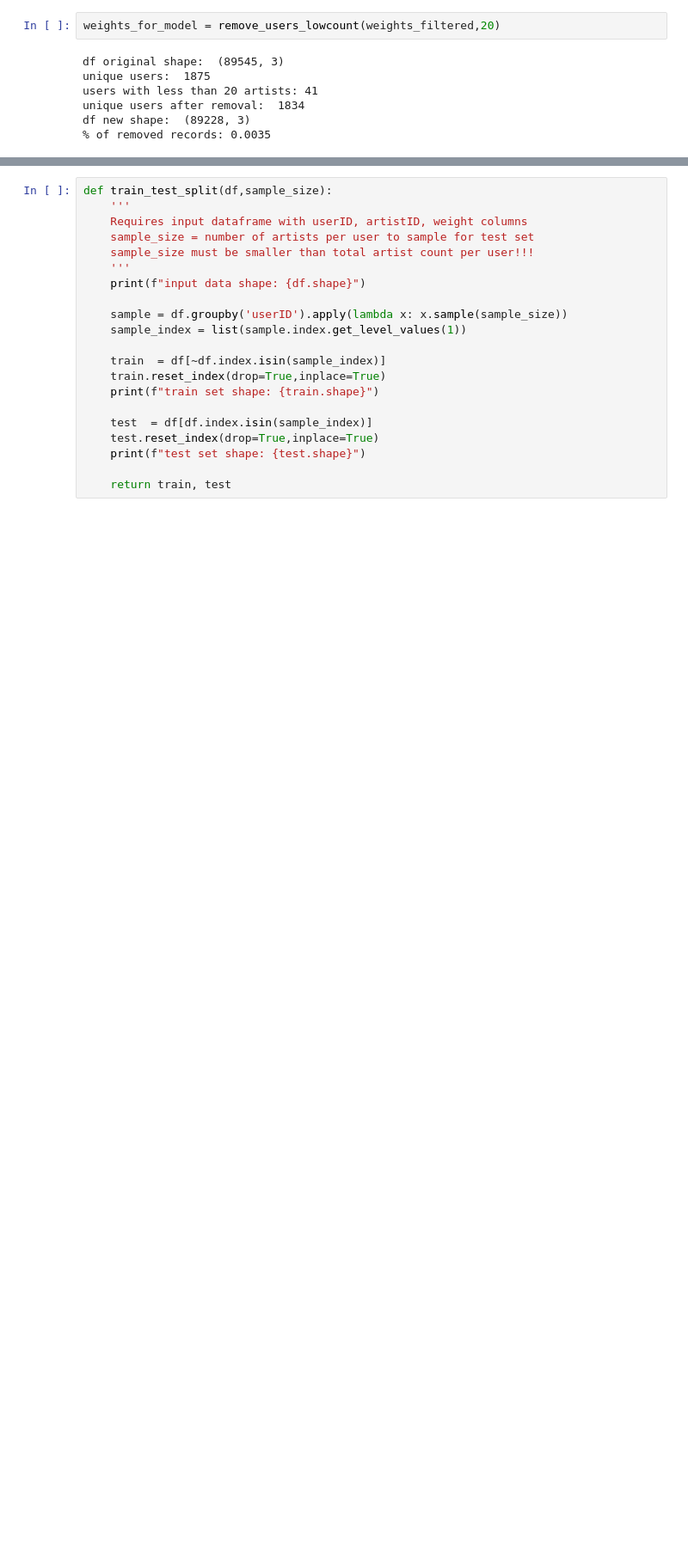
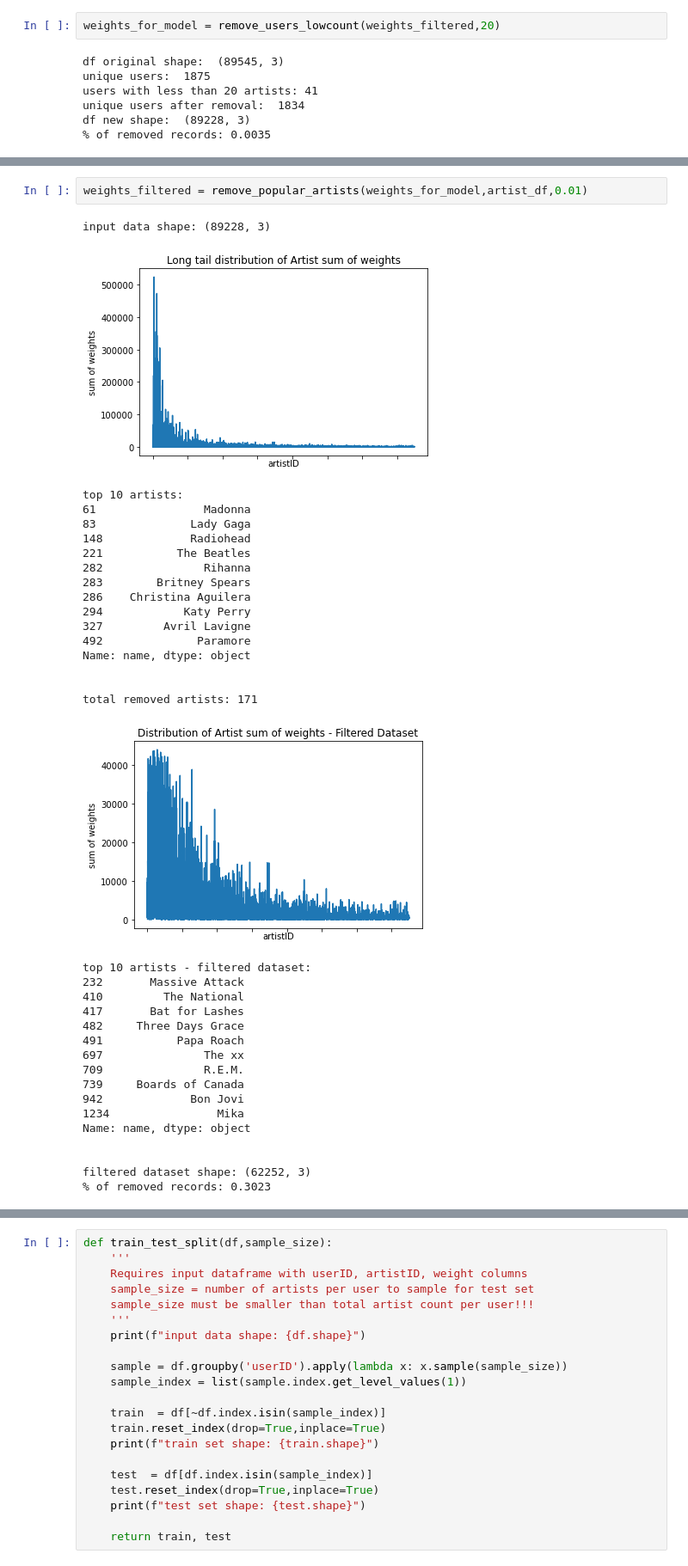
Before and after one commit to luish910/cda_recomm_project, a Jupyter notebook: Processing Functions.ipynb, the cells around one changed output, grey strips where cells are left out. Shown: that part at 86% size. Cells and saved outputs as stored; diff of their text form; blank space fills up the shorter version.

```diff
--- a/Processing Functions.ipynb
+++ b/Processing Functions.ipynb
@@ -130,3 +185,40 @@ df new shape:  (89228, 3)
+# %%
+weights_filtered = remove_popular_artists(weights_for_model,artist_df,0.01)
+# %% [output]
+input data shape: (89228, 3)
+[figure, added]
+top 10 artists:
+61                Madonna
+83              Lady Gaga
+148             Radiohead
+221           The Beatles
+282               Rihanna
+283        Britney Spears
+286    Christina Aguilera
+294            Katy Perry
+327         Avril Lavigne
+492              Paramore
+Name: name, dtype: object
+
+
+total removed artists: 171
+[figure, added]
+top 10 artists - filtered dataset:
+232       Massive Attack
+410         The National
+417       Bat for Lashes
+482     Three Days Grace
+491           Papa Roach
+697               The xx
+709               R.E.M.
+739     Boards of Canada
+942             Bon Jovi
+1234                Mika
+Name: name, dtype: object
+
+
+filtered dataset shape: (62252, 3)
+% of removed records: 0.3023
 # %%
 #scale weights at user level
 #2 users might have a favorite artist, user 1 played such artist 100k times
```
Also changed, not shown: parts of 5 cells of this notebook.
